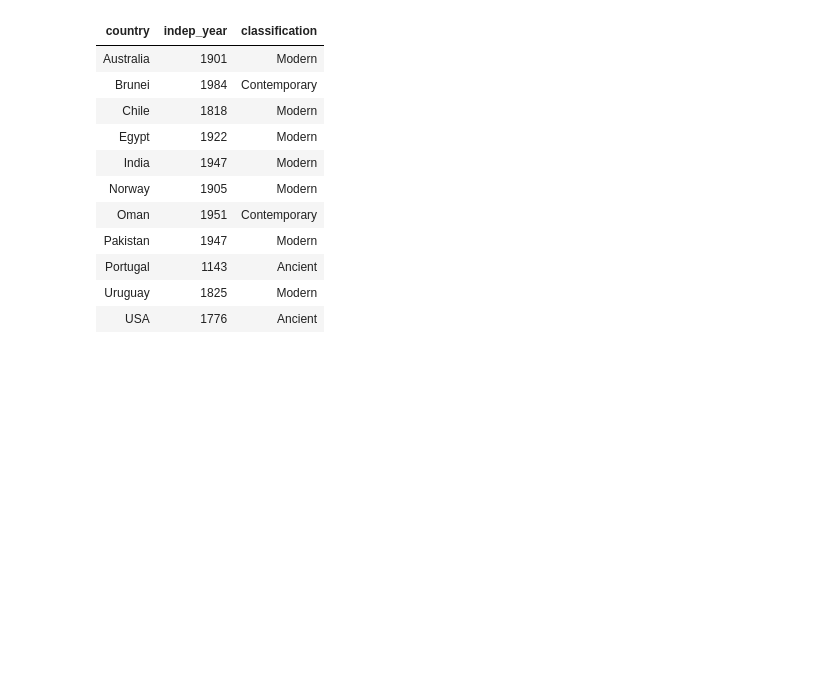
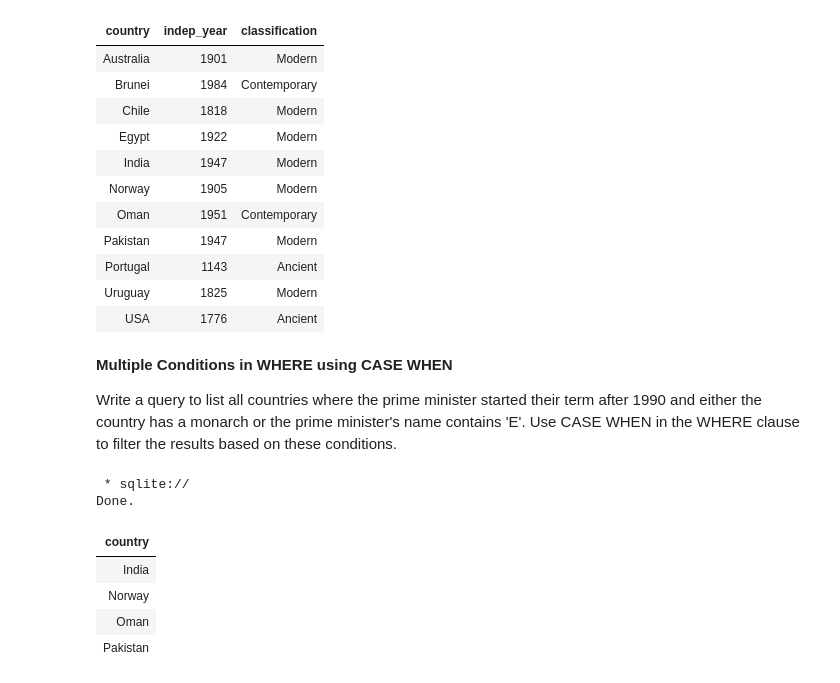
Before and after one commit to UznetDev/Data-science-home-work, a Jupyter notebook: 26_Avg_2024_home_work.ipynb, the cells around one changed output. Cells and saved outputs as stored; diff of their text form; code cells hidden in the pictures; blank space fills up the shorter version.

```diff
--- a/26_Avg_2024_home_work.ipynb
+++ b/26_Avg_2024_home_work.ipynb
@@ -308,3 +308,30 @@ Done.
 | Portugal | 1143 | Ancient |
 | Uruguay | 1825 | Modern |
 | USA | 1776 | Ancient |
+# %% [markdown]
+**Multiple Conditions in WHERE using CASE WHEN**
+
+Write a query to list all countries where the prime minister started their term after 1990 and either the country has a monarch or the prime minister's name contains 'E'. Use CASE WHEN in the WHERE clause to filter the results based on these conditions.
+# %%
+%%sql
+SELECT DISTINCT s.country
+FROM states AS s
+LEFT JOIN prime_ministers AS pm
+ON s.country = pm.country
+LEFT JOIN monarchs AS m
+ON s.country = m.country
+LEFT JOIN prime_minister_terms AS pmt
+ON pm.prime_minister = pmt.prime_minister
+WHERE
+  (CASE WHEN (m.monarch IS NOT NULL
+    OR pmt.prime_minister LIKE '%E%')
+    AND pmt.pm_start > 1990 THEN 1 ELSE 0 END
+  ) = 1;
+# %% [output]
+ * sqlite://
+Done.
+| country |
+| India |
+| Norway |
+| Oman |
+| Pakistan |
```
